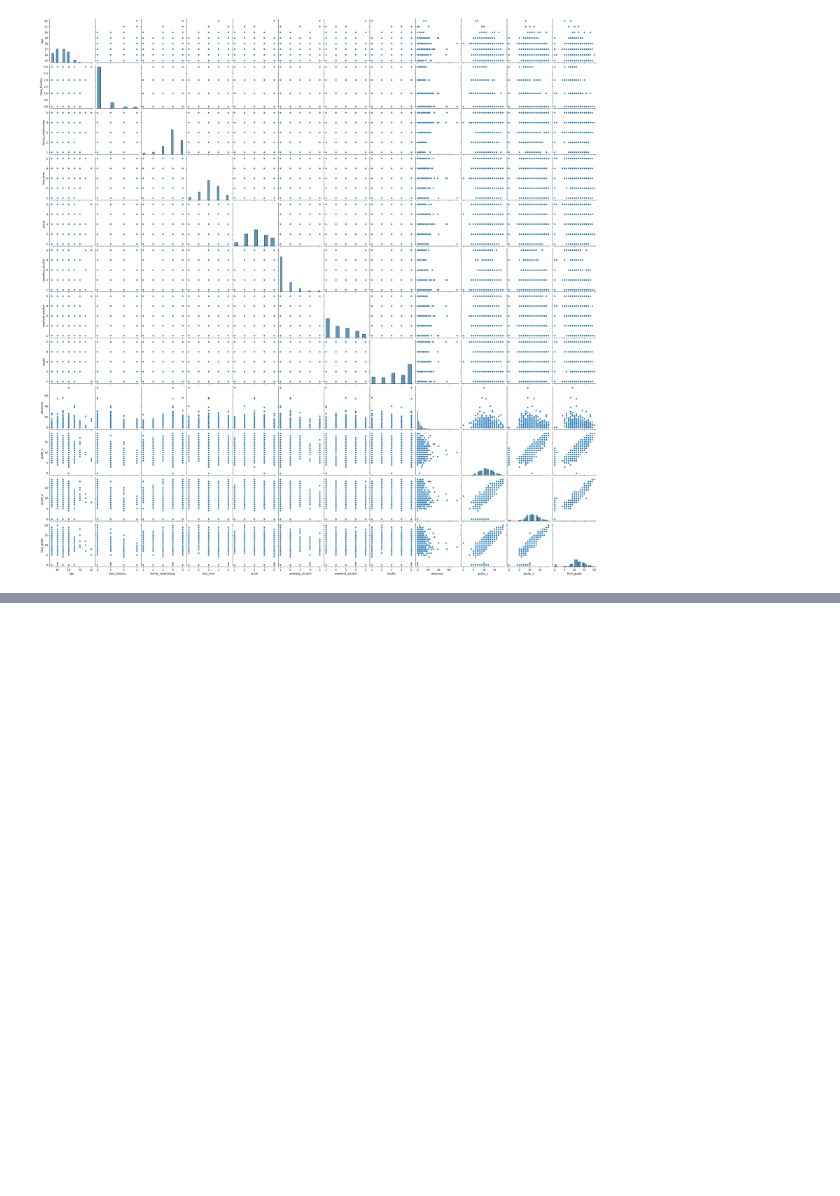
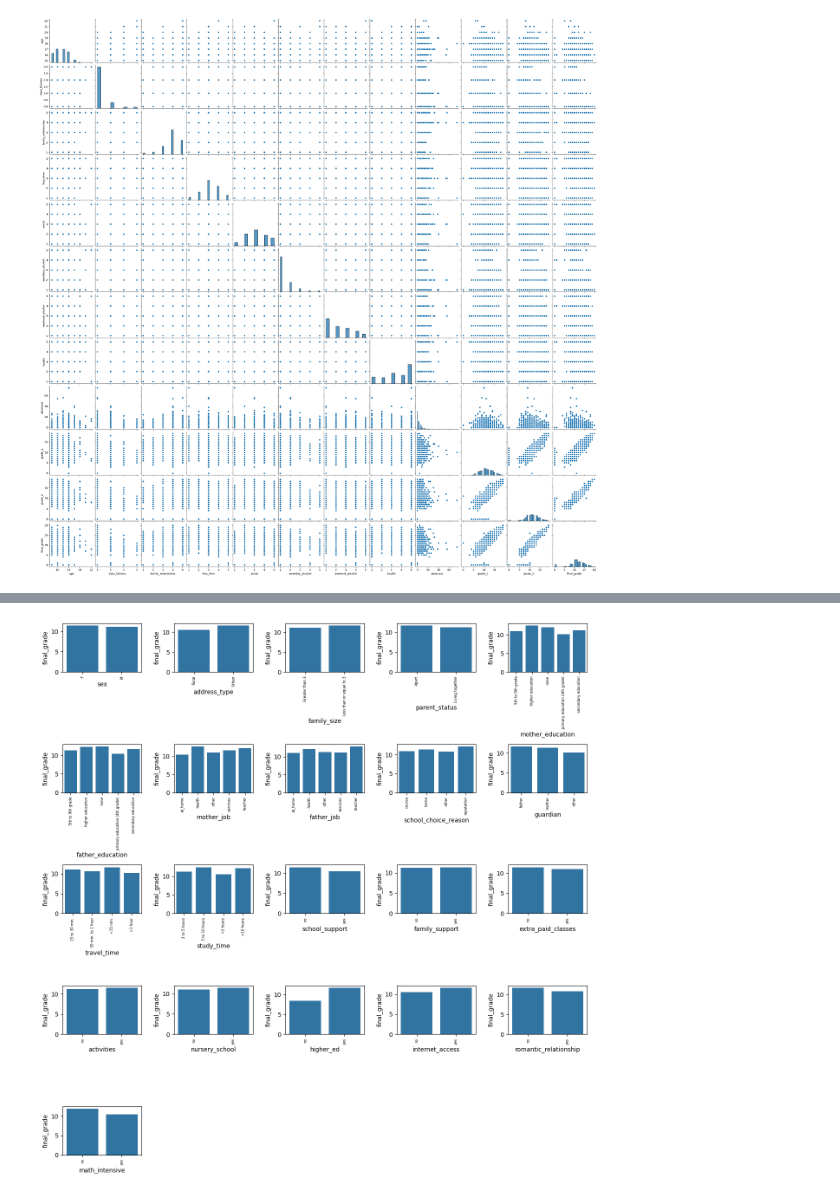
Before and after one commit to e-hokage777/Machine_Learning_Projects, a Jupyter notebook: Supervised Learning/Student_Performance_Prediction/Student_Performance_Prediction.ipynb, the cells around one changed output, grey strips where cells are left out. Drawn from its saved outputs; the diff is of its cells as text; code cells hidden in the pictures; blank space fills up the shorter version.

Commit message:
started training student_performance

```diff
--- a/Supervised Learning/Student_Performance_Prediction/Student_Performance_Prediction.ipynb
+++ b/Supervised Learning/Student_Performance_Prediction/Student_Performance_Prediction.ipynb
@@ -68,3 +70,7 @@ There are 0 number of feature differences
+# %%
+new_feature_name = "math_intensive"
+portuguese_df["math_intensive"] = "no"
+math_df["math_intensive"] = "yes"
 # %% [markdown]
 ## Putting datasets together
 # %%
@@ -76,3 +85,5 @@ student_df.shape
+# %%
+student_df.drop("school", axis=1, inplace=True)
 # %% [markdown]
 ## Checking for Missing
 # %%
@@ -162,0 +214,22 @@ plt.show()
+# %%
+def mean_on_group(feature):
+    return student_df.groupby(feature)["final_grade"].mean()
+# %%
+n = len(cat_df.columns)
+fig, axes = plt.subplots(5,5, figsize=(13,13))
+axes = axes.flatten()
+for col, ax in zip(cat_df.columns, axes):
+    sns.barplot(mean_on_group(col), ax=ax)
+
+
+for i in range(len(axes)):
+    ax = axes[i]
+    if i >= len(cat_df.columns):
+        ax.set_axis_off()
+    else:
+        ax.set_xticks(ax.get_xticks(), labels=ax.get_xticklabels(), rotation=90, fontsize="xx-small")
+
+plt.tight_layout()
+plt.show()
+# %% [output]
+[figure, added]
```
Also changed, not shown: parts of 42 cells of this notebook.
